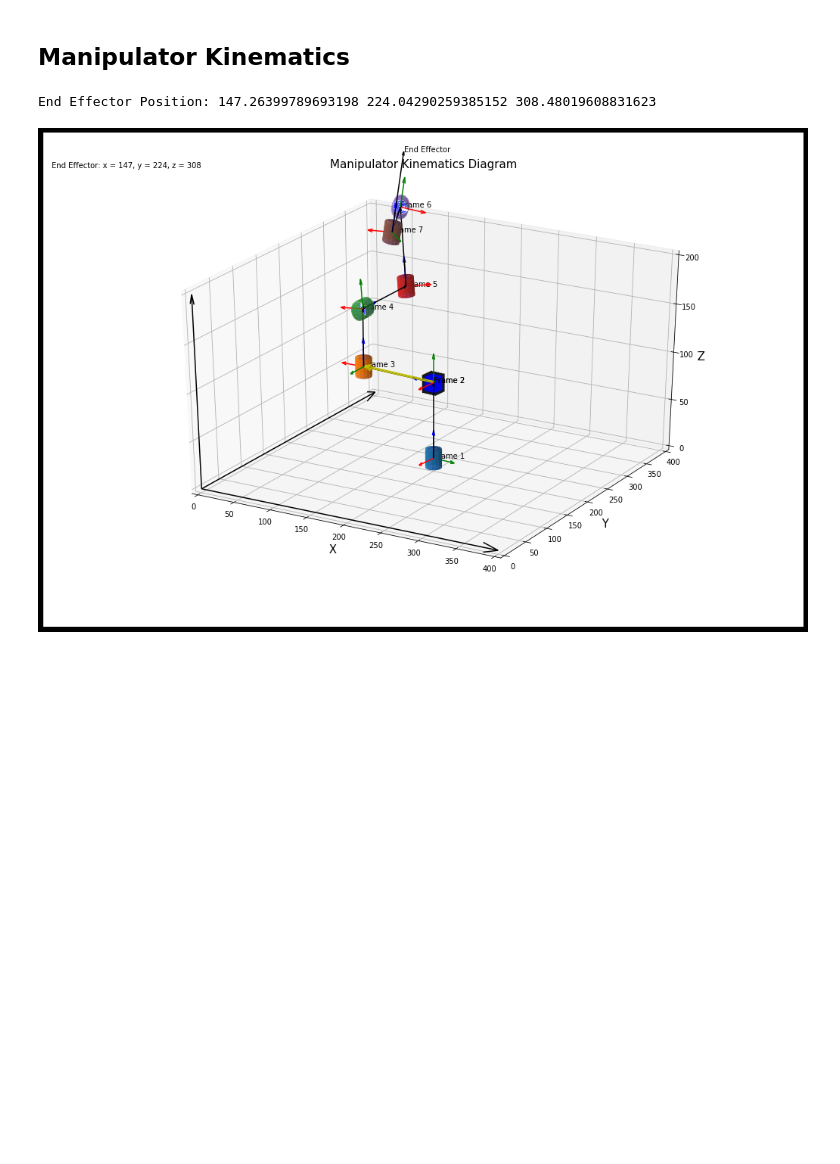
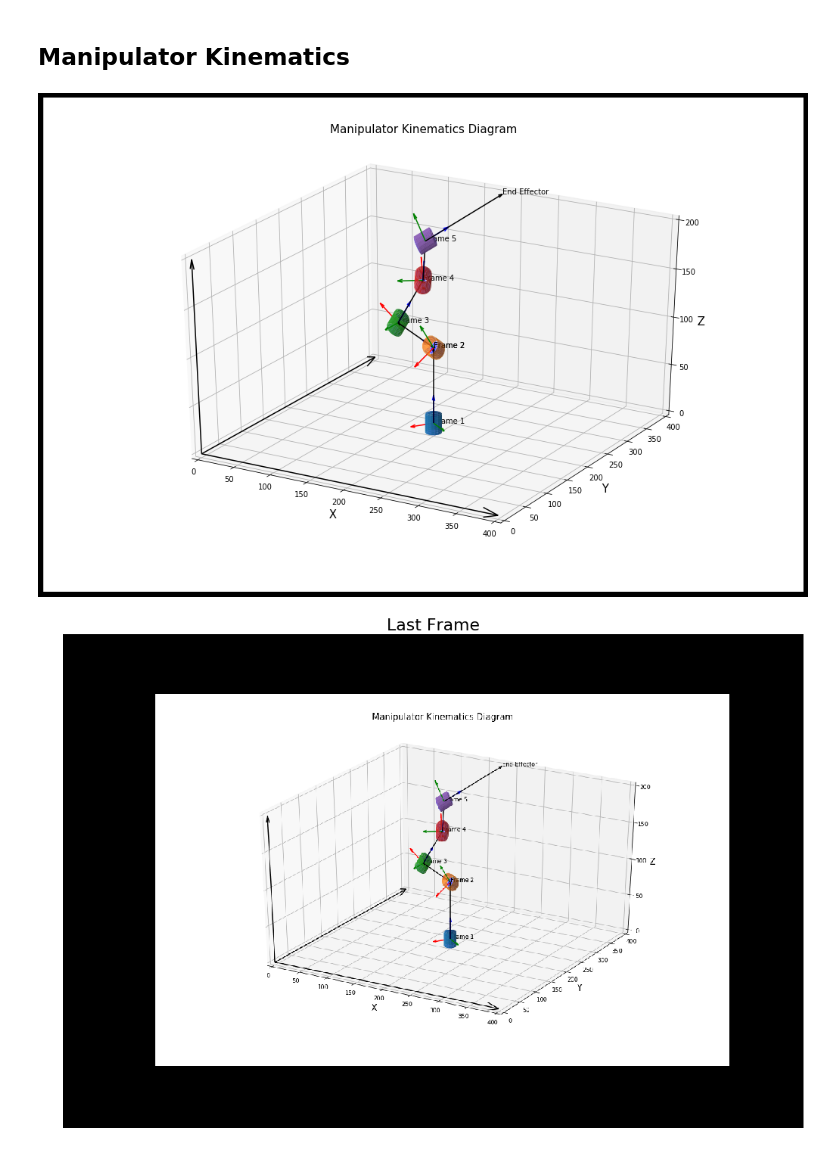
Before and after one commit to Mafeuz/Robotics, a Jupyter notebook: Manipulator Kinematics/Manipulator Kinematics.ipynb, the cells around one changed output. Cells and saved outputs as stored; diff of their text form; code cells hidden in the pictures; blank space fills up the shorter version.

```diff
--- a/Manipulator Kinematics/Manipulator Kinematics.ipynb
+++ b/Manipulator Kinematics/Manipulator Kinematics.ipynb
@@ -91,7 +91,7 @@ while True:
         f5 = 1
 
     # Prismatic:
-    L3+=3*i
+    L3+=4*i
     if (L3 > 110):
         i = -1
     if (L3 < 80):
@@ -112,8 +112,8 @@ while True:
     F2_orientation = (90,0,0)
     F2_mov_angle   = 0
     F2_jointType   = 'Prismatic Joint'
-    d2_min         = 80
-    d2_max         = 120
+    d2_min         = 40
+    d2_max         = 60
 
     # Frame 3:
     Link3          = 60
@@ -138,42 +138,58 @@ while True:
     F5_jointType   = 'Revolute Joint'
     d5_min         = -90
     d5_max         = 90
 
     frameOne   = [x, y, z, F1_orientation, F1_mov_angle, F1_jointType, Link1, d1_min, d1_max]
     frameTwo   = [Link2, F2_orientation, F2_mov_angle, F2_jointType, d2_min, d2_max]
     frameThree = [Link3, F3_orientation, F3_mov_angle, F3_jointType, d3_min, d3_max]
     frameFour  = [Link4, F4_orientation, F4_mov_angle, F4_jointType, d4_min, d4_max]
     frameFive  = [Link5, F5_orientation, F5_mov_angle, F5_jointType, d5_min, d5_max]
 
-    frame_list = [frameOne, frameTwo, frameThree, frameFour, frameFive, frameFour, frameFive]
+    frame_list = [frameOne, frameTwo, frameThree, frameFour, frameFive]
 
-    #frame_list = [frameOne, frameTwo, frameThree, frameFour, frameThree, frameFour, frameThree, frameFour]
+    frame_list = [frameOne, frameTwo, frameThree, frameFour, frameThree, frameFour, frameThree, frameFour]
 
-    end_effector_x, end_effector_y, end_effector_z = m_diagram.kinematics_diagram(ax, frame_list)
+    frame_list = [frameOne, frameFour, frameThree, frameThree, frameFour]
 
-    clear_output(wait=True)
+    end_effector_x, end_effector_y, end_effector_z, frame_positions = m_diagram.kinematics_diagram(ax, frame_list)
 
-    print("End Effector Position:", end_effector_x, end_effector_y, end_effector_z)
-
-    ax.text(-180, 0, 300, 'End Effector: x = {}, y = {}, z = {}'.format(int(end_effector_x), int(end_effector_y), int(end_effector_z)), (0,0,0))
+    clear_output(wait=False)
 
     fig.canvas.draw()
     img = np.frombuffer(fig.canvas.tostring_rgb(), dtype=np.uint8)
     img = img.reshape(fig.canvas.get_width_height()[::-1] + (3,))
     img = cv2.cvtColor(img,cv2.COLOR_RGB2BGR)
+
+    '''
+    for i, frame in enumerate(frame_positions):
+
+        print('Frame', i, frame)
+
+        x   = frame[0]
+        y   = frame[1]
+        z   = frame[2]
+        ang = frame[3]
+
+        cv2.putText(img, 'Frame {}: x = {}, y = {}, z = {}, Theta = {}'.format(i+1, int(x), int(y), int(z), int(ang)),
+                   (180, 150 + 20*i), cv2.FONT_HERSHEY_SIMPLEX, 0.4, (0, 0, 0), 1)
+
+    cv2.putText(img, 'End Effector: x = {}, y = {}, z = {}'.format(int(end_effector_x), int(end_effector_y), int(end_effector_z)),
+               (180, 130), cv2.FONT_HERSHEY_SIMPLEX, 0.4, (0, 0, 0), 1)'''
 
     cv2.imshow("Grid", img)
 
     key = cv2.waitKey(1) or 0xff
     if key == ord('k'):
         break
 
     ax.cla()
 
 cv2.destroyAllWindows()
+
+OpCV_Utils.show_single_img_plt(cv2.cvtColor(img, cv2.COLOR_BGR2RGB), 'Last Frame', fig_size=(18,12))
 # %% [output]
-End Effector Position: 147.26399789693198 224.04290259385152 308.48019608831623
-[figure, old version]
+[figure, new version]
+[figure, added]
 # %%
 def dist(x1, y1, z1, x2, y2, z2):
 
```
Also changed, not shown: parts of 2 cells of this notebook, 1 other file.
